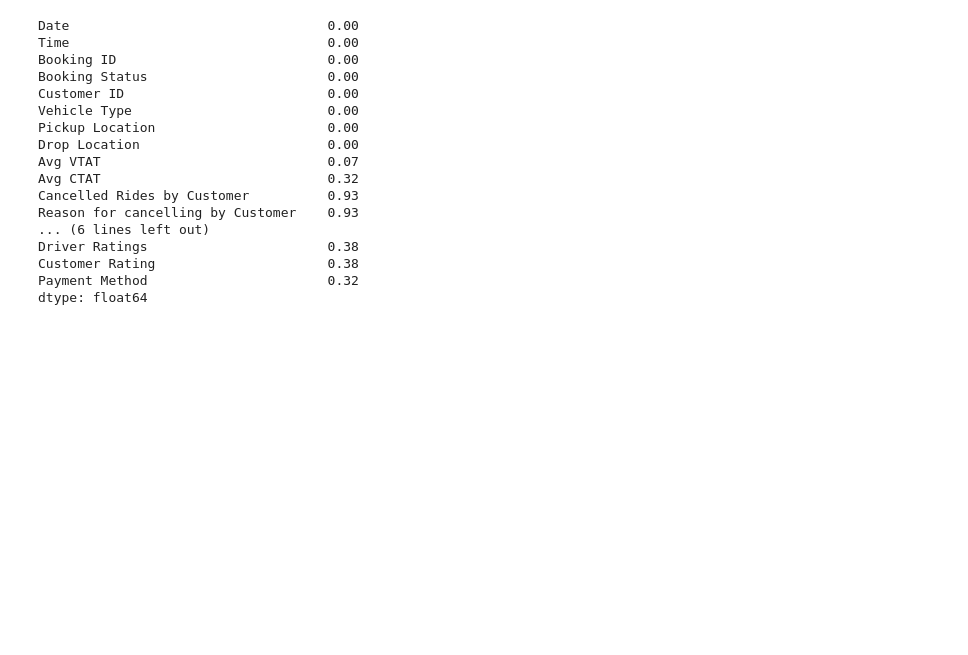
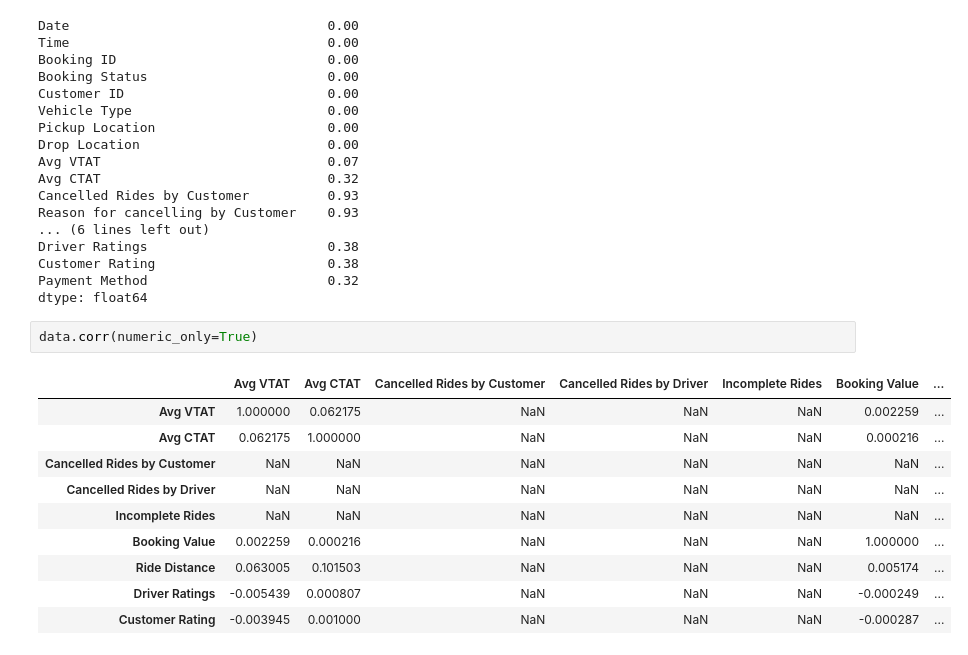
Before and after one commit to UBC-MDS/DSCI-532_2026_32_Uber_dashboard, a Jupyter notebook: notebooks/eda_analysis.ipynb, the cells around one changed output. Cells and saved outputs as stored; diff of their text form; blank space fills up the shorter version.

```diff
--- a/notebooks/eda_analysis.ipynb
+++ b/notebooks/eda_analysis.ipynb
@@ -115,3 +113,16 @@ Driver Ratings                       0.38
 Customer Rating                      0.38
 Payment Method                       0.32
 dtype: float64
+# %%
+data.corr(numeric_only=True)
+# %% [output]
+|  | Avg VTAT | Avg CTAT | Cancelled Rides by Customer | Cancelled Rides by Driver | Incomplete Rides | Booking Value | ... |
+| Avg VTAT | 1.000000 | 0.062175 | NaN | NaN | NaN | 0.002259 | ... |
+| Avg CTAT | 0.062175 | 1.000000 | NaN | NaN | NaN | 0.000216 | ... |
+| Cancelled Rides by Customer | NaN | NaN | NaN | NaN | NaN | NaN | ... |
+| Cancelled Rides by Driver | NaN | NaN | NaN | NaN | NaN | NaN | ... |
+| Incomplete Rides | NaN | NaN | NaN | NaN | NaN | NaN | ... |
+| Booking Value | 0.002259 | 0.000216 | NaN | NaN | NaN | 1.000000 | ... |
+| Ride Distance | 0.063005 | 0.101503 | NaN | NaN | NaN | 0.005174 | ... |
+| Driver Ratings | -0.005439 | 0.000807 | NaN | NaN | NaN | -0.000249 | ... |
+| Customer Rating | -0.003945 | 0.001000 | NaN | NaN | NaN | -0.000287 | ... |
```
Also changed, not shown: parts of 3 cells of this notebook.
